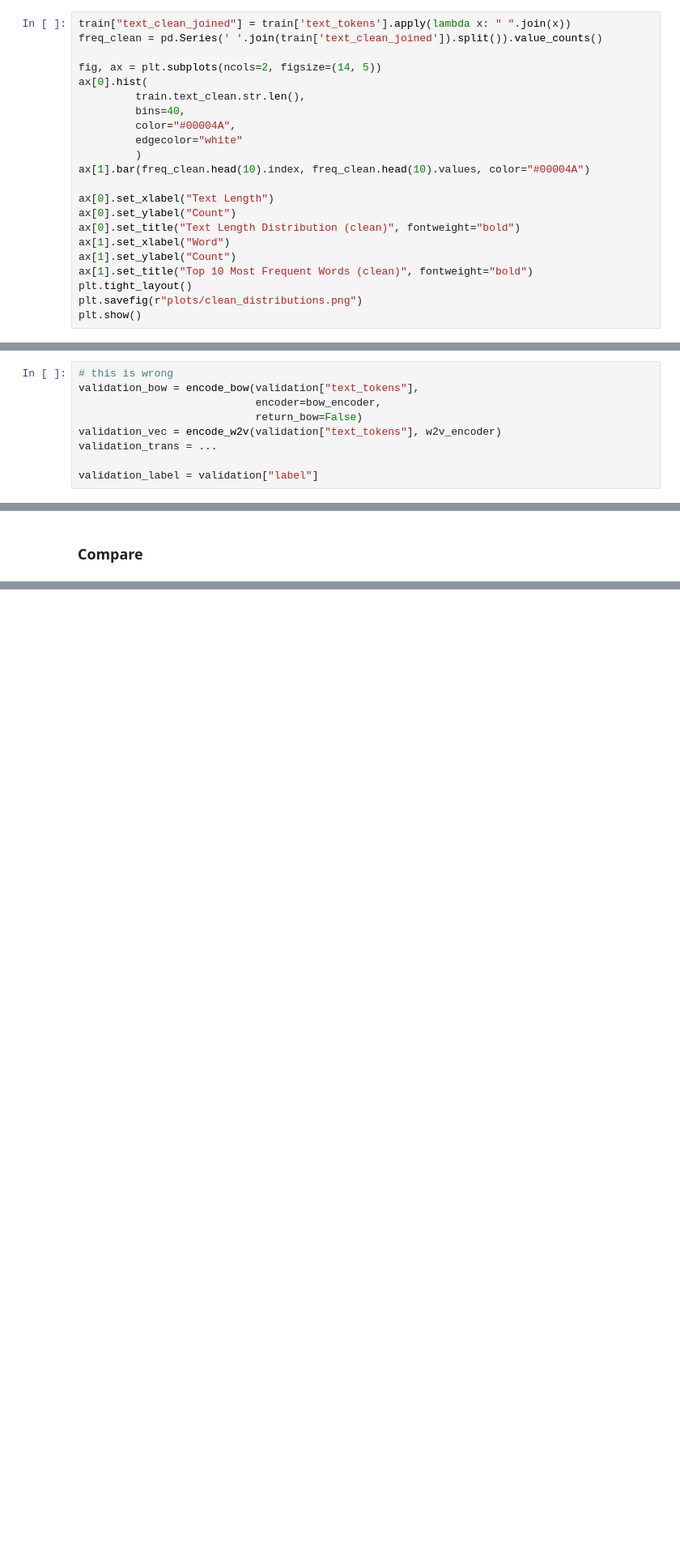
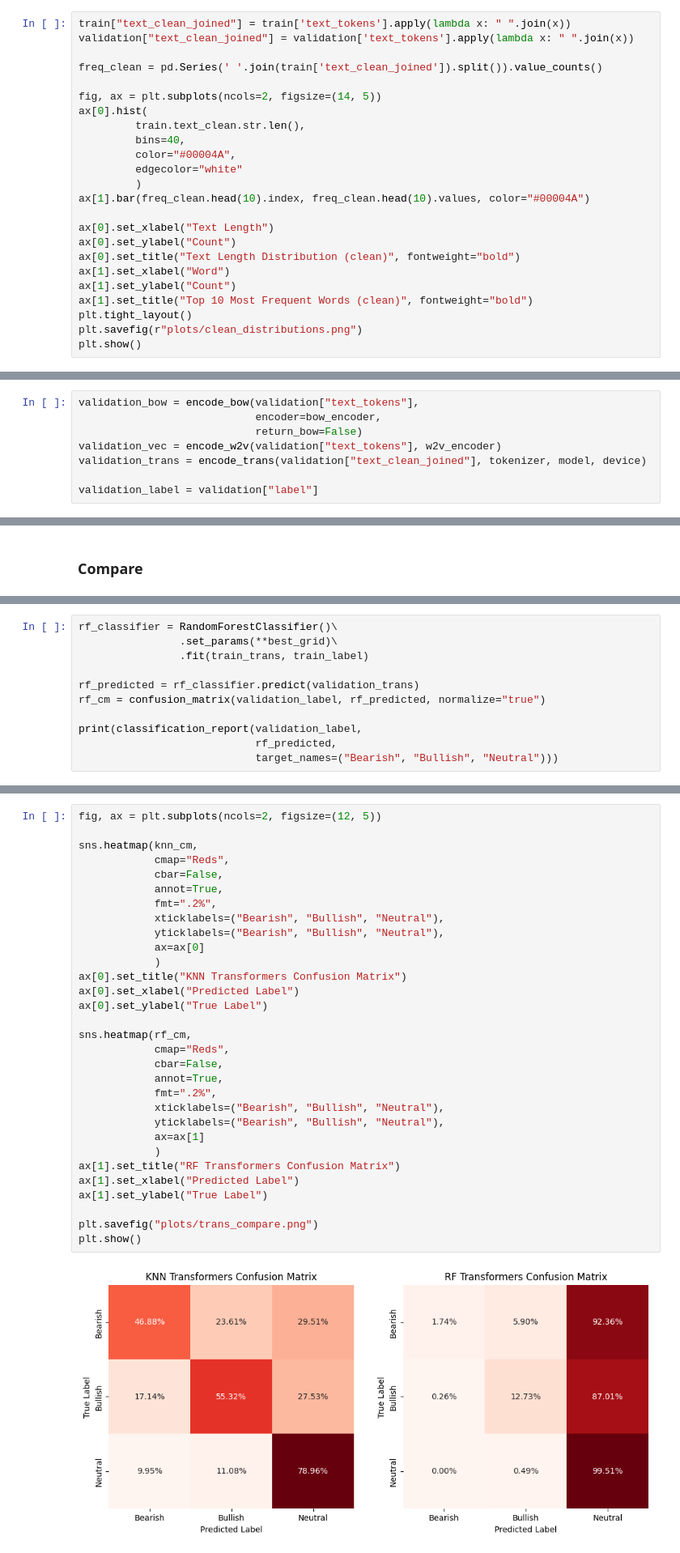
Before and after one commit to epedri/TM_Project_Masters, a Jupyter notebook: src/main.ipynb, the cells around one changed output, grey strips where cells are left out. Shown at 81% size. Drawn from its saved outputs; the diff is of its cells as text; blank space fills up the shorter version.

```diff
--- a/src/main.ipynb
+++ b/src/main.ipynb
@@ -253,5 +234,7 @@ ModuleNotFoundError: No module named 'torch'
 # %%
 train["text_clean_joined"] = train['text_tokens'].apply(lambda x: " ".join(x))
+validation["text_clean_joined"] = validation['text_tokens'].apply(lambda x: " ".join(x))
+
 freq_clean = pd.Series(' '.join(train['text_clean_joined']).split()).value_counts()
 
 fig, ax = plt.subplots(ncols=2, figsize=(14, 5))
@@ -301,9 +299,8 @@ train_label = train["label"]
 # %%
-# this is wrong
 validation_bow = encode_bow(validation["text_tokens"],
                             encoder=bow_encoder,
                             return_bow=False)
 validation_vec = encode_w2v(validation["text_tokens"], w2v_encoder)
-validation_trans = ...
+validation_trans = encode_trans(validation["text_clean_joined"], tokenizer, model, device)
 
 validation_label = validation["label"]
@@ -638,0 +693,11 @@ plt.show()
+# %%
+rf_classifier = RandomForestClassifier()\
+                .set_params(**best_grid)\
+                .fit(train_trans, train_label)
+
+rf_predicted = rf_classifier.predict(validation_trans)
+rf_cm = confusion_matrix(validation_label, rf_predicted, normalize="true")
+
+print(classification_report(validation_label,
+                            rf_predicted,
+                            target_names=("Bearish", "Bullish", "Neutral")))
@@ -638,0 +716,33 @@ plt.show()
+# %%
+fig, ax = plt.subplots(ncols=2, figsize=(12, 5))
+
+sns.heatmap(knn_cm,
+            cmap="Reds",
+            cbar=False,
+            annot=True,
+            fmt=".2%",
+            xticklabels=("Bearish", "Bullish", "Neutral"),
+            yticklabels=("Bearish", "Bullish", "Neutral"),
+            ax=ax[0]
+            )
+ax[0].set_title("KNN Transformers Confusion Matrix")
+ax[0].set_xlabel("Predicted Label")
+ax[0].set_ylabel("True Label")
+
+sns.heatmap(rf_cm,
+            cmap="Reds",
+            cbar=False,
+            annot=True,
+            fmt=".2%",
+            xticklabels=("Bearish", "Bullish", "Neutral"),
+            yticklabels=("Bearish", "Bullish", "Neutral"),
+            ax=ax[1]
+            )
+ax[1].set_title("RF Transformers Confusion Matrix")
+ax[1].set_xlabel("Predicted Label")
+ax[1].set_ylabel("True Label")
+
+plt.savefig("plots/trans_compare.png")
+plt.show()
+# %% [output]
+[figure, added]
```
Also changed, not shown: parts of 28 cells of this notebook, 7 other files.
